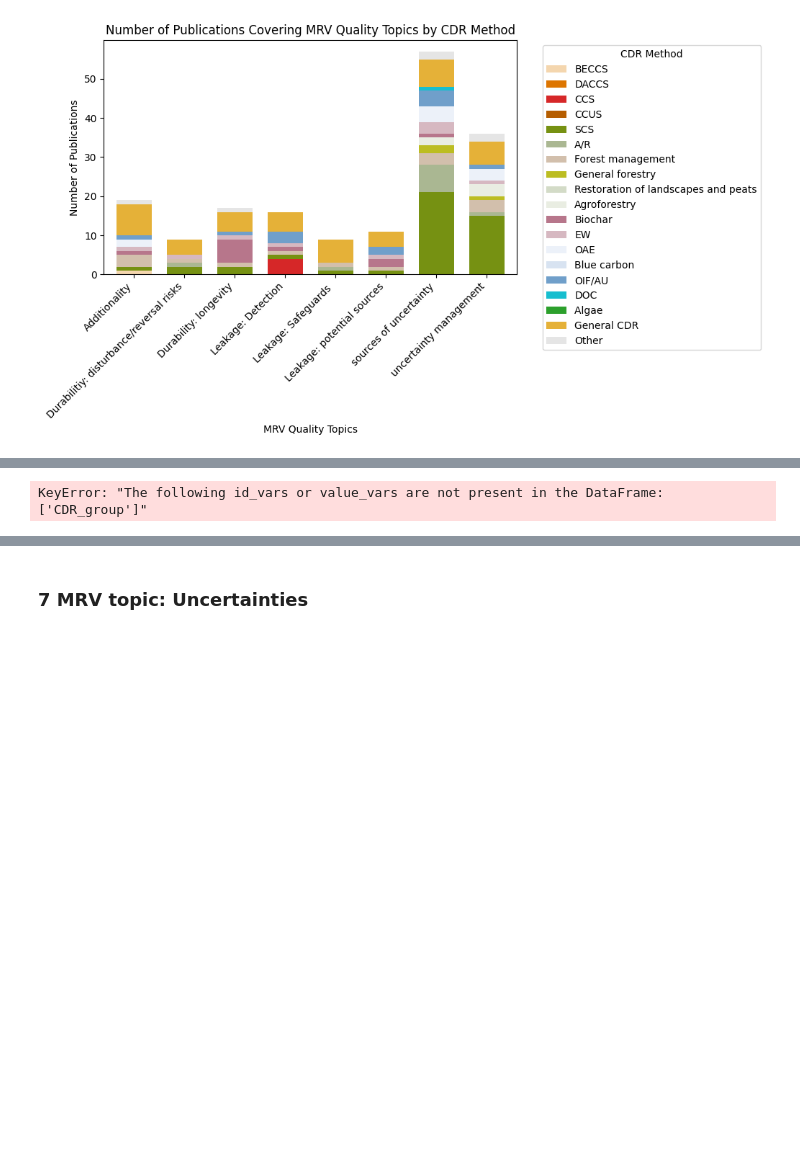
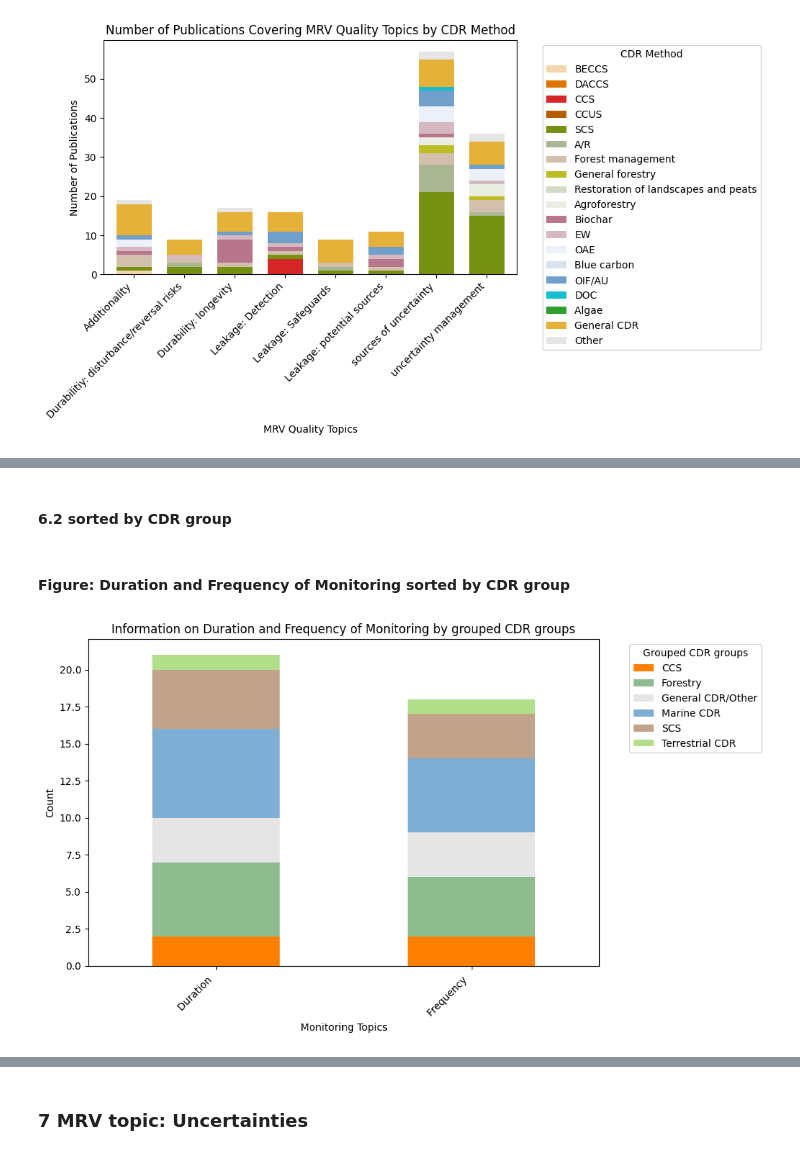
Before and after one commit to chamannt/MRV_CDR, a Jupyter notebook: MRVanalysis_MRVtopics.ipynb, the cells around one changed output, grey strips where cells are left out. Cells and saved outputs as stored; diff of their text form; code cells hidden in the pictures; blank space fills up the shorter version.

```diff
--- a/MRVanalysis_MRVtopics.ipynb
+++ b/MRVanalysis_MRVtopics.ipynb
@@ -775,0 +752,2 @@ plt.show()
+# %% [markdown]
+#### 6.2 sorted by CDR group
@@ -776,30 +761,29 @@ plt.show()
+# %% [markdown]
+#### Figure: Duration and Frequency of Monitoring sorted by CDR group
 # %%
-# Define the columns
-columns_monitoring = ["Duration ", "Frequency "]  # Ensure these names match exactly with your DataFrame
-
 # Convert the columns to numeric, coercing errors
 df_CDRexplode[columns_monitoring] = df_CDRexplode[columns_monitoring].apply(pd.to_numeric, errors='coerce')
 
 # Melt the DataFrame to have 'CDR_method' and 'Topic' in long format
 melted_df = df_CDRexplode.melt(id_vars=['CDR_group'], value_vars=columns_monitoring, var_name='Topic', value_name='Value')
 
 # Filter to keep only the rows where Value is 1 (indicating presence of the topic)
 melted_df = melted_df[melted_df['Value'] == 1]
 
 # Create a count of publications per topic and CDR_method
 count_df = melted_df.groupby(['Topic', 'CDR_group'], observed=False).size().unstack(fill_value=0)
 
 # Create a stacked bar plot
 count_df.plot(kind='bar', stacked=True, figsize=(8, 6), width=0.5, color=cdr_group_colors)  # Use a color map of your choice
 
 # Add titles and labels
-plt.title('Information on Duration and Frequency of Monitoring by grouped CDR Technology')
+plt.title('Information on Duration and Frequency of Monitoring by grouped CDR groups')
 plt.ylabel('Count')
 plt.xlabel('Monitoring Topics')
 plt.xticks(rotation=45, ha='right')
 plt.tight_layout()
-plt.legend(title='Grouped CDR Technology', bbox_to_anchor=(1.05, 1), loc='upper left')
+plt.legend(title='Grouped CDR groups', bbox_to_anchor=(1.05, 1), loc='upper left')
 plt.show()
 # %% [output]
-KeyError: "The following id_vars or value_vars are not present in the DataFrame: ['CDR_group']"
+[figure, added]
 # %% [markdown]
```
Also changed, not shown: parts of 18 cells of this notebook.
